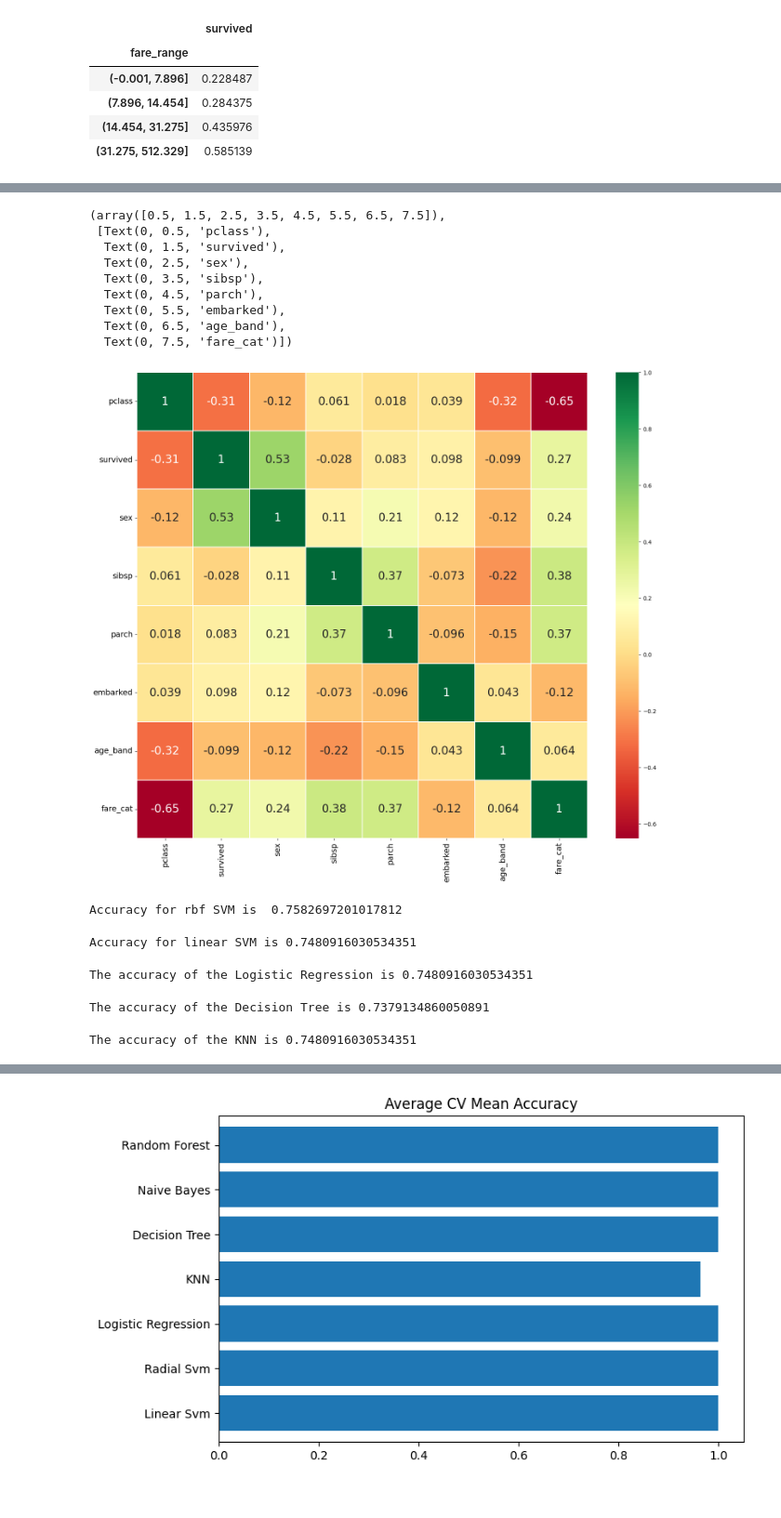
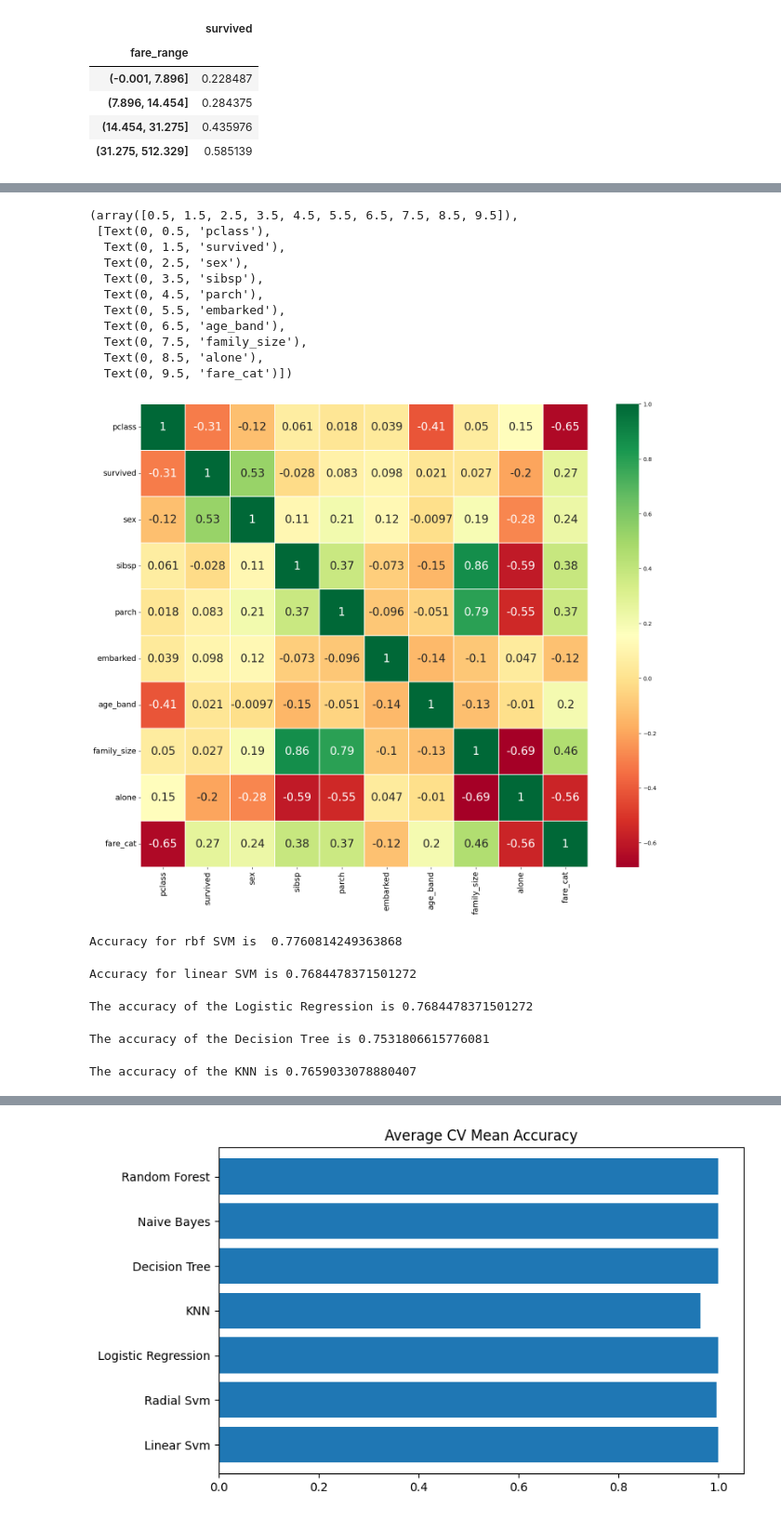
Before and after one commit to marcottemickyncrea/PythonWork, a Jupyter notebook: breaf2-EDA-titanic.ipynb, the cells around one changed output, grey strips where cells are left out. Shown at 93% size. Drawn from its saved outputs; the diff is of its cells as text; code cells hidden in the pictures.

```diff
--- a/breaf2-EDA-titanic.ipynb
+++ b/breaf2-EDA-titanic.ipynb
@@ -438,23 +455,25 @@ data.head(20)
 | 18 | 1 | 1 | Bazzani, Miss. Albina | 1 | 32.0000 | 0 | 0 | 11813 | 76.2917 | D15 | 1 | ... |
 | 19 | 1 | 0 | Beattie, Mr. Thomson | 0 | 36.0000 | 0 | 0 | 13050 | 75.2417 | C6 | 1 | ... |
 # %%
-data.drop(['name','age','ticket','fare','cabin','fare_range', 'home.dest', 'body', 'boat', 'initial'],axis=1,inplace=True)
+data.drop(['name','age','ticket','fare','cabin','fare_range', 'home.dest', 'body', 'boat'],axis=1,inplace=True)
 sns.heatmap(data.corr(),annot=True,cmap='RdYlGn',linewidths=0.2,annot_kws={'size':20})
 fig=plt.gcf()
 fig.set_size_inches(18,15)
 plt.xticks(fontsize=14)
 plt.yticks(fontsize=14)
 # %% [output]
-(array([0.5, 1.5, 2.5, 3.5, 4.5, 5.5, 6.5, 7.5]),
+(array([0.5, 1.5, 2.5, 3.5, 4.5, 5.5, 6.5, 7.5, 8.5, 9.5]),
  [Text(0, 0.5, 'pclass'),
   Text(0, 1.5, 'survived'),
   Text(0, 2.5, 'sex'),
   Text(0, 3.5, 'sibsp'),
   Text(0, 4.5, 'parch'),
   Text(0, 5.5, 'embarked'),
   Text(0, 6.5, 'age_band'),
-  Text(0, 7.5, 'fare_cat')])
+  Text(0, 7.5, 'family_size'),
+  Text(0, 8.5, 'alone'),
+  Text(0, 9.5, 'fare_cat')])
-[figure, old version]
+[figure, new version]
 # %%
 from sklearn.linear_model import LogisticRegression #logistic regression
 from sklearn import svm #support vector Machine
@@ -479,35 +498,35 @@ model.fit(train_X, train_Y)
 prediction1=model.predict(test_X)
 print('Accuracy for rbf SVM is ',metrics.accuracy_score(prediction1,test_Y))
 # %% [output]
-Accuracy for rbf SVM is  0.7582697201017812
+Accuracy for rbf SVM is  0.7760814249363868
 # %%
 model=svm.SVC(kernel='linear',C=0.1,gamma=0.1)
 model.fit(train_X,train_Y)
 prediction2=model.predict(test_X)
 print('Accuracy for linear SVM is',metrics.accuracy_score(prediction2,test_Y))
 # %% [output]
-Accuracy for linear SVM is 0.7480916030534351
+Accuracy for linear SVM is 0.7684478371501272
 # %%
 model = LogisticRegression()
 model.fit(train_X,train_Y)
 prediction3=model.predict(test_X)
 print('The accuracy of the Logistic Regression is',metrics.accuracy_score(prediction3,test_Y))
 # %% [output]
-The accuracy of the Logistic Regression is 0.7480916030534351
+The accuracy of the Logistic Regression is 0.7684478371501272
 # %%
 model=DecisionTreeClassifier()
 model.fit(train_X,train_Y)
 prediction4=model.predict(test_X)
 print('The accuracy of the Decision Tree is',metrics.accuracy_score(prediction4,test_Y))
 # %% [output]
-The accuracy of the Decision Tree is 0.7379134860050891
+The accuracy of the Decision Tree is 0.7531806615776081
 # %%
 model=KNeighborsClassifier()
 model.fit(train_X,train_Y)
 prediction5=model.predict(test_X)
 print('The accuracy of the KNN is',metrics.accuracy_score(prediction5,test_Y))
 # %% [output]
-The accuracy of the KNN is 0.7480916030534351
+The accuracy of the KNN is 0.7659033078880407
 # %%
 a_index=list(range(1,11))
 a=pd.Series()
```
Also changed, not shown: parts of 29 cells of this notebook, 44 other files.
